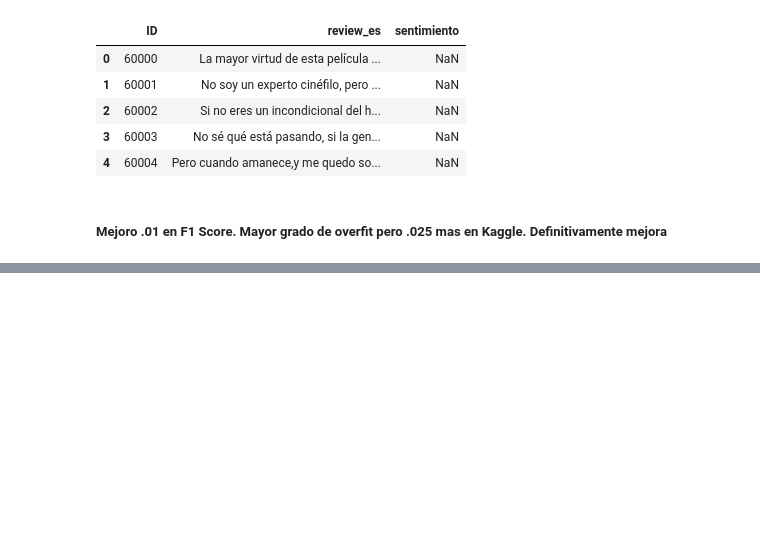
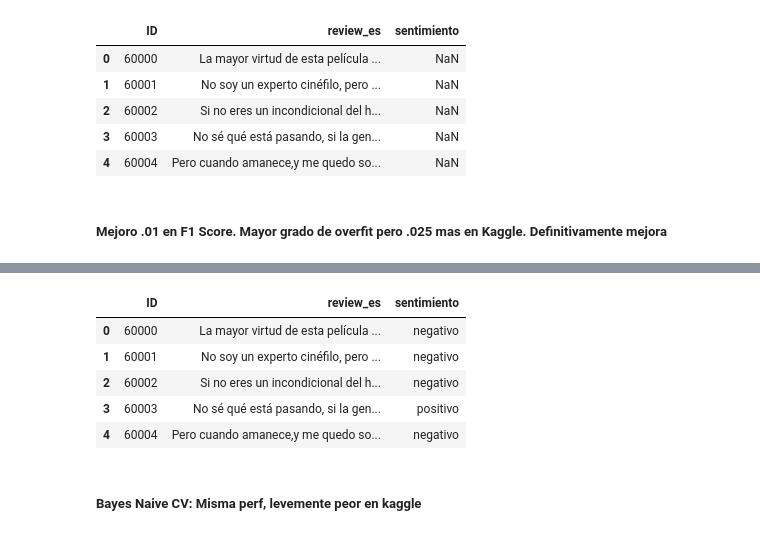
Before and after one commit to sttesta3/7506R-1C2024-GRUPO08, a Jupyter notebook: TP2_BayesNaive.ipynb, the cells around one changed output, grey strips where cells are left out. Saved outputs shown, nothing was run; the diff lists cells and outputs as text; code cells hidden in the pictures; blank space fills up the shorter version.

Commit message:
FIN Bayes Naive

```diff
--- a/TP2_BayesNaive.ipynb
+++ b/TP2_BayesNaive.ipynb
@@ -548,0 +615,10 @@ You can try to debug the error by setting error_score='raise'.
+# %%
+ds_test = pd.read_csv("test.csv")
+ds_test['sentimiento'] = mejor_performance.predict(ds_test.review_es)
+ds_test["sentimiento"] = ds_test["sentimiento"].map({0:"positivo",1:"negativo"})
+
+f = open("submission.csv", "w")
+f.write(ds_test.to_csv(columns=["ID","sentimiento"],index=False) )
+f.close()
+
+!kaggle competitions submit -c 20241c-7506tp2 -f submission.csv -m "Prediccion con Bayes Naive CV sobre dataset procesado"
@@ -548,0 +627,11 @@ You can try to debug the error by setting error_score='raise'.
+# %%
+ds_test.head()
+# %% [output]
+|  | ID | review_es | sentimiento |
+| 0 | 60000 | La mayor virtud de esta película ... | negativo |
+| 1 | 60001 | No soy un experto cinéfilo, pero ... | negativo |
+| 2 | 60002 | Si no eres un incondicional del h... | negativo |
+| 3 | 60003 | No sé qué está pasando, si la gen... | positivo |
+| 4 | 60004 | Pero cuando amanece,y me quedo so... | negativo |
+# %% [markdown]
+##### Bayes Naive CV: Misma perf, levemente peor en kaggle
```
Also changed, not shown: parts of 7 cells of this notebook.
